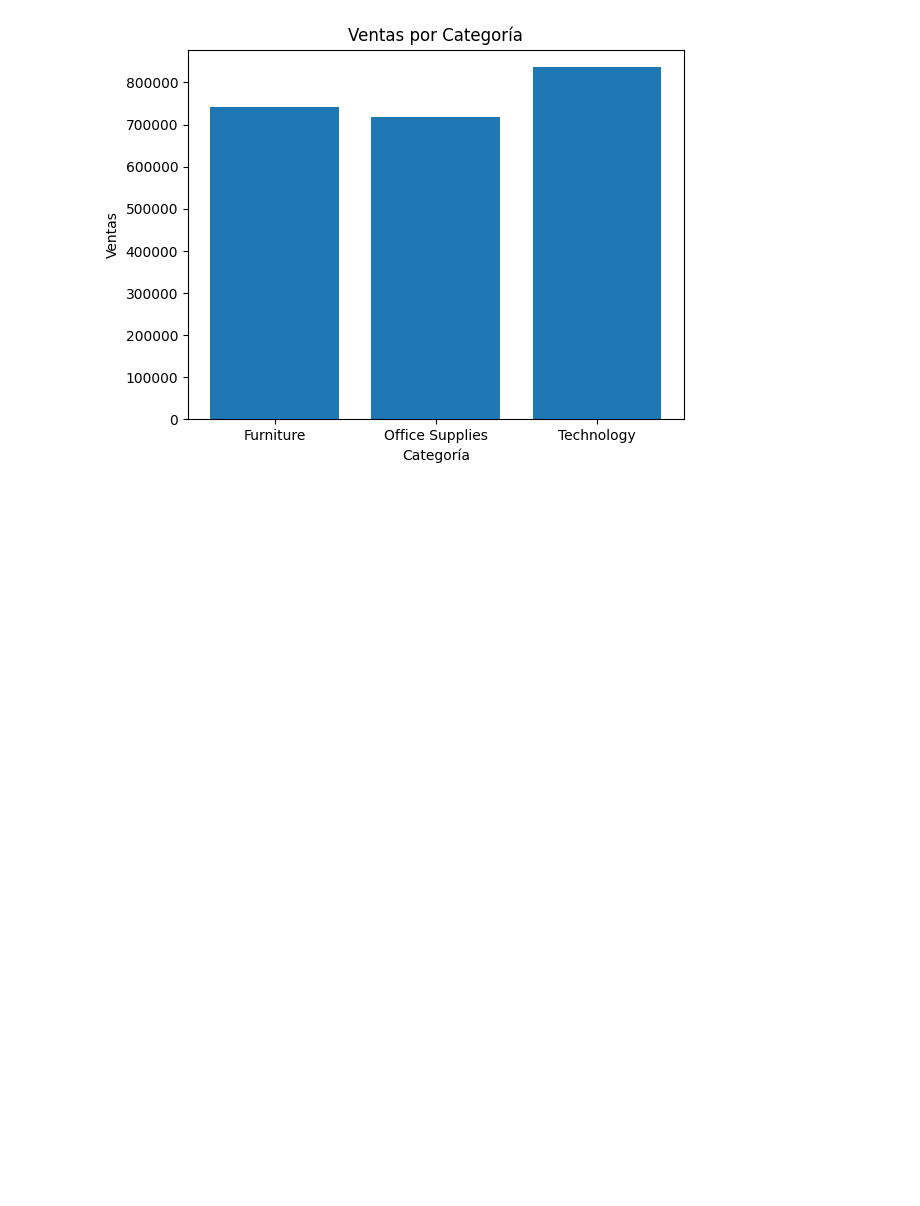
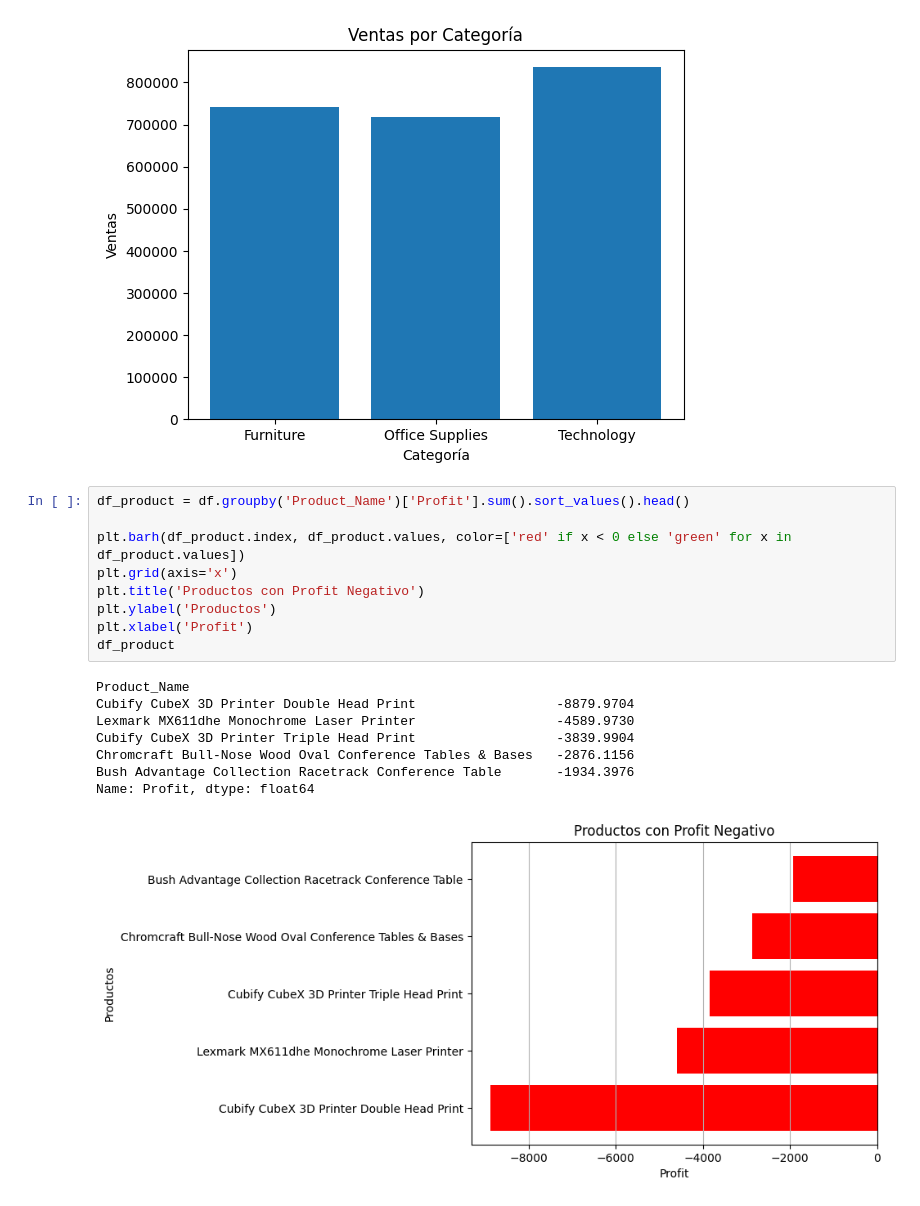
Before and after one commit to Lisandrot1/retail-sales-data-pipeline, a Jupyter notebook: eda/bivariadoo.ipynb, the cells around one changed output. Saved outputs shown, nothing was run; the diff lists cells and outputs as text; blank space fills up the shorter version.

Commit message:
Analisis Bivariado terminado viendo como se manejan las variables comparandolas con otras - Hice el diagrama dimensional para el particionamiento del dataset

```diff
--- a/eda/bivariadoo.ipynb
+++ b/eda/bivariadoo.ipynb
@@ -59,3 +59,21 @@ Office Supplies    719047.0320
 Technology         836154.0330
 Name: Sales, dtype: float64
 [figure]
+# %%
+df_product = df.groupby('Product_Name')['Profit'].sum().sort_values().head()
+
+plt.barh(df_product.index, df_product.values, color=['red' if x < 0 else 'green' for x in df_product.values])
+plt.grid(axis='x')
+plt.title('Productos con Profit Negativo')
+plt.ylabel('Productos')
+plt.xlabel('Profit')
+df_product
+# %% [output]
+Product_Name
+Cubify CubeX 3D Printer Double Head Print                  -8879.9704
+Lexmark MX611dhe Monochrome Laser Printer                  -4589.9730
+Cubify CubeX 3D Printer Triple Head Print                  -3839.9904
+Chromcraft Bull-Nose Wood Oval Conference Tables & Bases   -2876.1156
+Bush Advantage Collection Racetrack Conference Table       -1934.3976
+Name: Profit, dtype: float64
+[figure, added]
```
Also changed, not shown: parts of 5 cells of this notebook, 1 other file.
